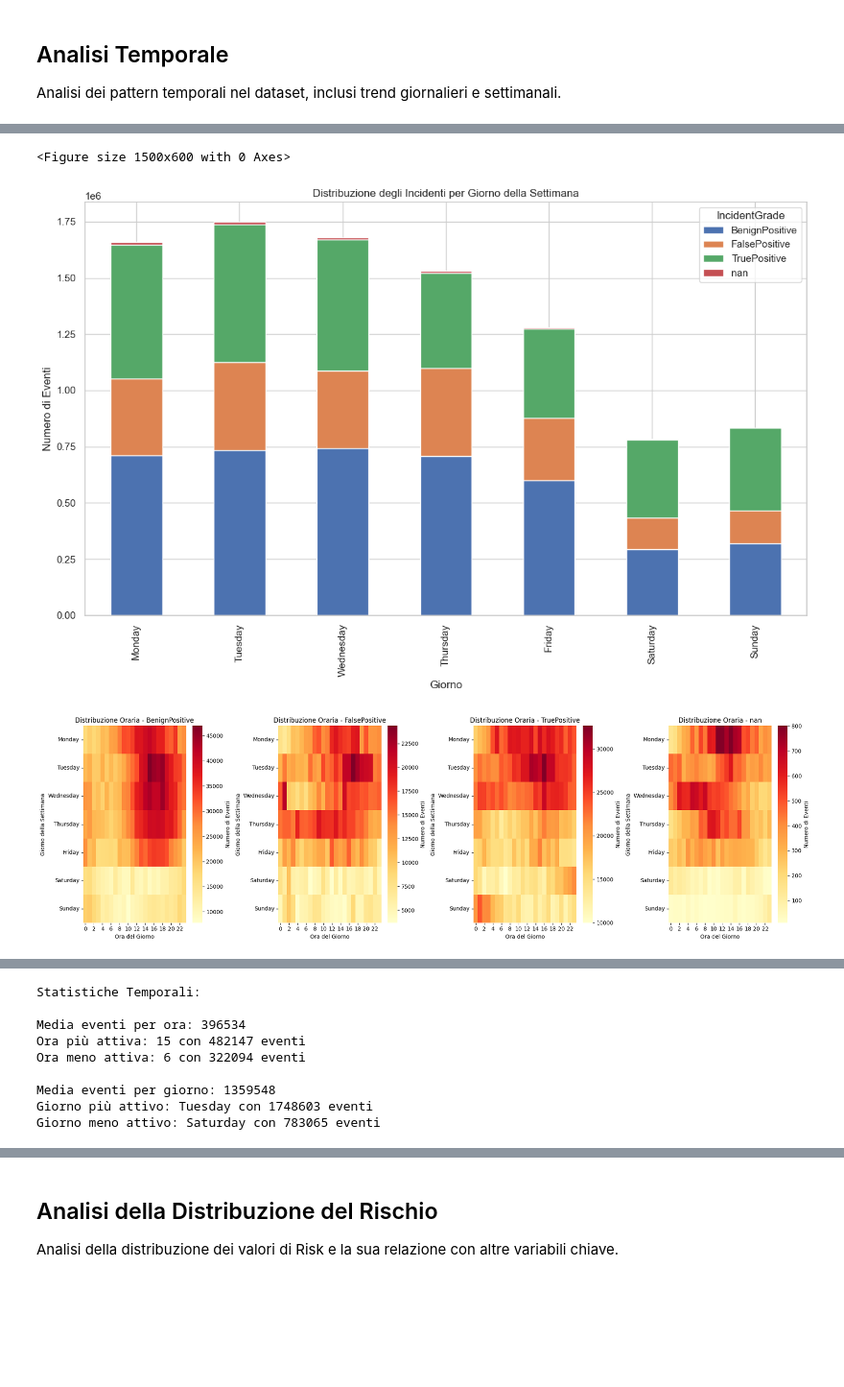
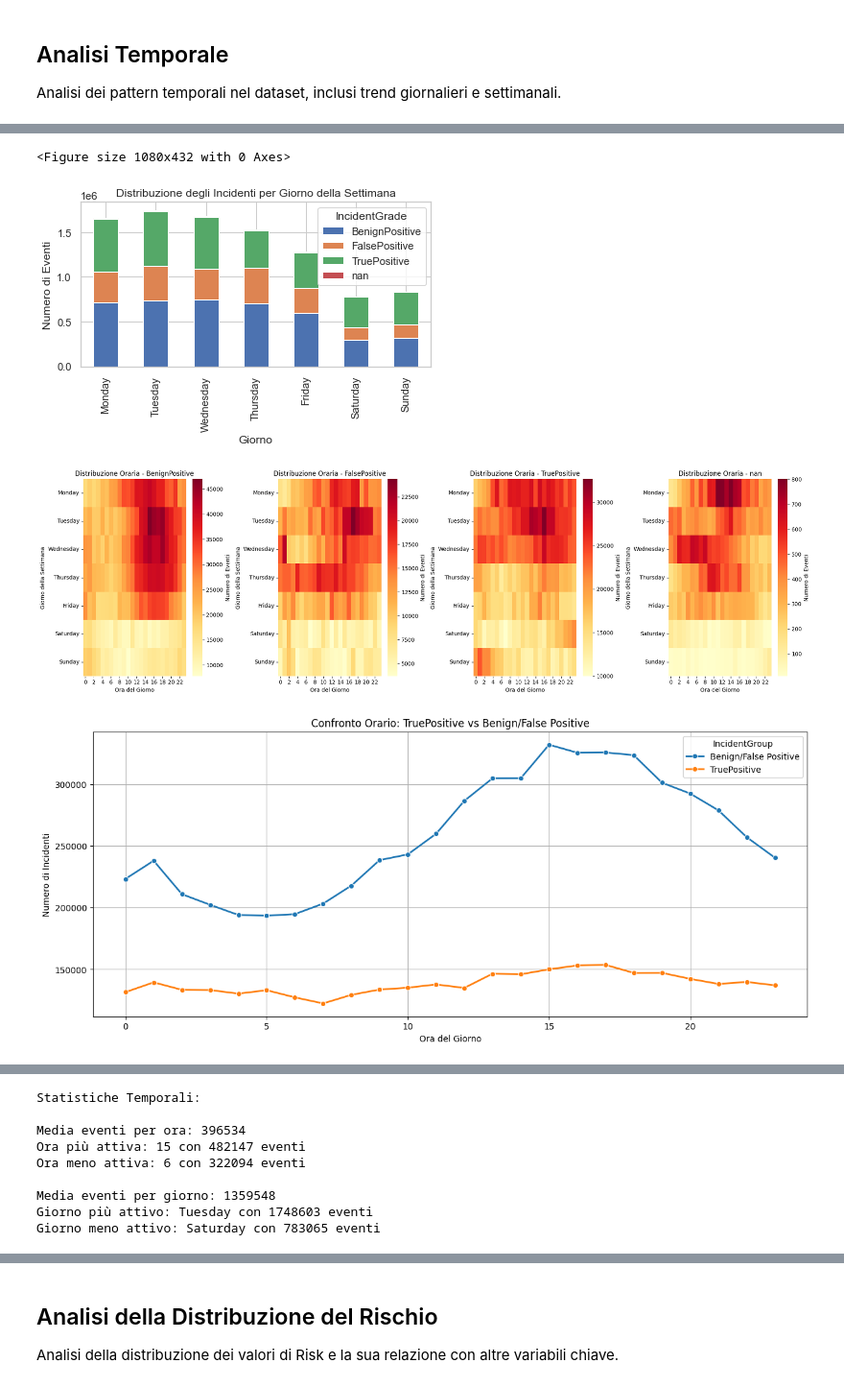
Before and after one commit to DataScience-Golddiggers/Dora-the-Data-Explorer, a Jupyter notebook: notebook/1-Advanced_EDA.ipynb, the cells around one changed output, grey strips where cells are left out. Shown at 96% size. Drawn from its saved outputs; the diff is of its cells as text; code cells hidden in the pictures; blank space fills up the shorter version.

```diff
--- a/notebook/1-Advanced_EDA.ipynb
+++ b/notebook/1-Advanced_EDA.ipynb
@@ -229,43 +216,63 @@ plt.show()
 # Heatmap ora-giorno per ogni tipo di incidente
 plt.style.use('default')  # Reset style
 incident_types = sorted(df['IncidentGrade'].unique())
 fig, axes = plt.subplots(1, len(incident_types), figsize=(20, 6))
 
 for i, incident_type in enumerate(incident_types):
     subset = df[df['IncidentGrade'] == incident_type]
     pivot = pd.crosstab(subset['DayOfWeek'], subset['Hour'])
     pivot = pivot.reindex(day_order)
 
     sns.heatmap(pivot, cmap='YlOrRd', annot=False, fmt='d', ax=axes[i], cbar_kws={'label': 'Numero di Eventi'})
     axes[i].set_title(f'Distribuzione Oraria - {incident_type}')
     axes[i].set_xlabel('Ora del Giorno')
     axes[i].set_ylabel('Giorno della Settimana')
 
 plt.tight_layout()
 plt.show()
 
+# --- NUOVI GRAFICI AGGIUNTI ---
+
+# Creazione gruppo binario (TruePositive vs Altri)
+# Raggruppiamo BenignPositive e FalsePositive in un'unica categoria per confronto
+df['IncidentGroup'] = df['IncidentGrade'].apply(lambda x: 'TruePositive' if x == 'TruePositive' else 'Benign/False Positive')
+
+# 1. Distribuzione oraria comparativa (TruePositive vs Gruppo)
+plt.figure(figsize=(15, 6))
+hourly_groups = df.groupby(['Hour', 'IncidentGroup']).size().reset_index(name='Count')
+sns.lineplot(data=hourly_groups, x='Hour', y='Count', hue='IncidentGroup', marker='o', linewidth=2)
+plt.title('Confronto Orario: TruePositive vs Benign/False Positive')
+plt.xlabel('Ora del Giorno')
+plt.ylabel('Numero di Incidenti')
+plt.grid(True)
+plt.show()
+
+# 2. Distribuzione settimanale comparativa (TruePositive vs Gruppo)
+daily_groups_pivot = pd.crosstab(df['DayOfWeek'], df['IncidentGroup']).reindex(day_order)
+
+daily_groups_pivot.plot(kind='bar', figsize=(15, 6), width=0.8)
+plt.title('Confronto Settimanale: TruePositive vs Benign/False Positive')
+plt.xlabel('Giorno della Settimana')
+plt.ylabel('Numero di Incidenti')
+plt.legend(title='Gruppo')
+plt.grid(True, axis='y')
+plt.xticks(rotation=45)
+plt.tight_layout()
+plt.show()
+
 # Statistiche temporali
 print("\nStatistiche Temporali:")
 print("\nMedia eventi per ora:", int(hourly_counts.mean()))
 print("Ora più attiva:", hourly_counts.idxmax(), "con", hourly_counts.max(), "eventi")
 print("Ora meno attiva:", hourly_counts.idxmin(), "con", hourly_counts.min(), "eventi")
 
 daily_counts = df.groupby('DayOfWeek').size().reindex(day_order)
 print("\nMedia eventi per giorno:", int(daily_counts.mean()))
 print("Giorno più attivo:", daily_counts.idxmax(), "con", daily_counts.max(), "eventi")
 print("Giorno meno attivo:", daily_counts.idxmin(), "con", daily_counts.min(), "eventi")
-
-# Analisi mensile
-monthly_counts = df.groupby(['Year', 'Month']).size().reset_index(name='count')
-plt.figure(figsize=(15, 6))
-sns.lineplot(data=monthly_counts, x='Month', y='count', hue='Year')
-plt.title('Trend Mensile degli Eventi')
-plt.xlabel('Mese')
-plt.ylabel('Numero di Eventi')
-plt.grid(True)
-plt.show()
 # %% [output]
 [figure]
-<Figure size 1500x600 with 0 Axes>
+<Figure size 1080x432 with 0 Axes>
-[figure, old version]
+[figure, new version]
 [figure]
+[figure, new version]
```
Also changed, not shown: parts of 5 cells of this notebook.
